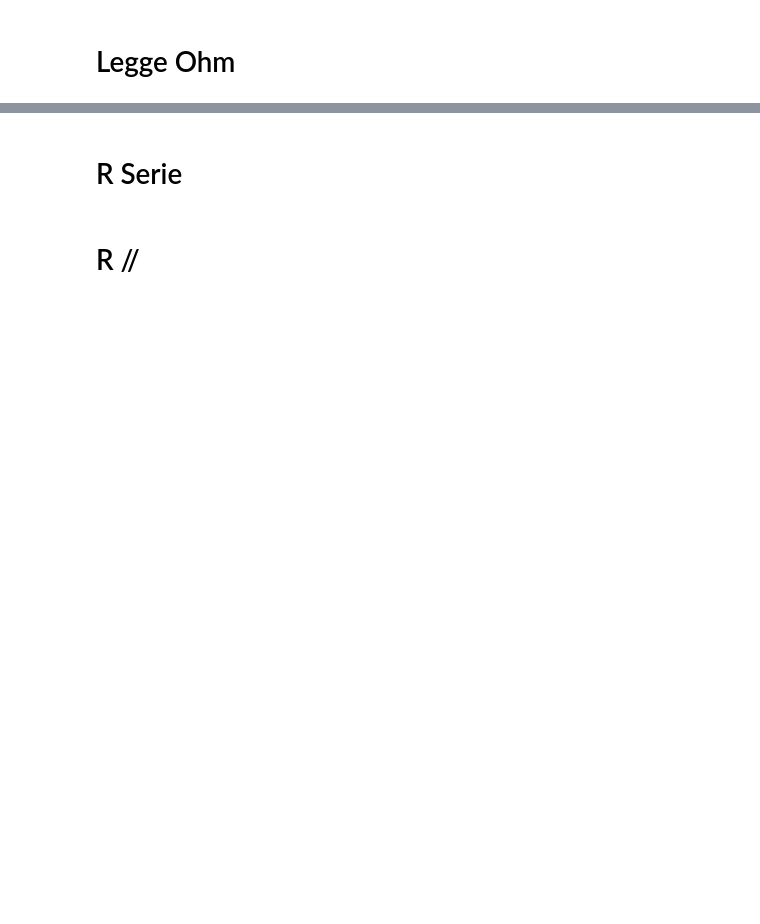
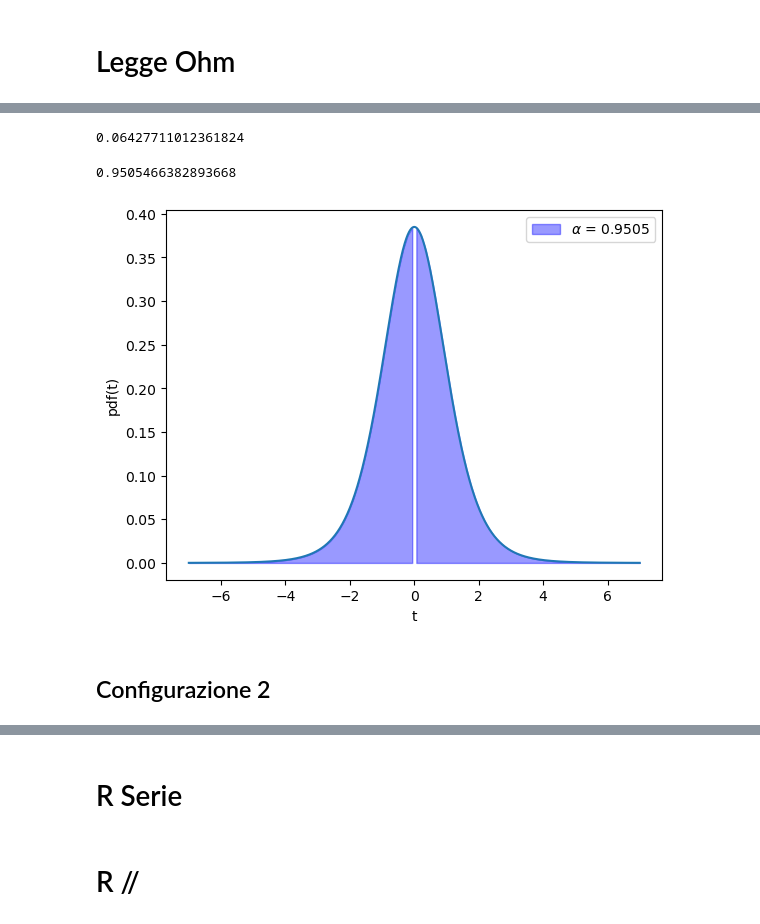
Before and after one commit to Yedi278/Lab2, a Jupyter notebook: Circuiti_1/note.ipynb, the cells around one changed output, grey strips where cells are left out. Cells and saved outputs as stored; diff of their text form; code cells hidden in the pictures; blank space fills up the shorter version.

```diff
--- a/Circuiti_1/note.ipynb
+++ b/Circuiti_1/note.ipynb
@@ -141,0 +158,3 @@ dict_keys(['Rv', 'Ra', 'Ohm'])
+# %%
+def ohm_law(V, R):
+  return V/R
@@ -144,2 +224,5 @@ dict_keys(['Rv', 'Ra', 'Ohm'])
 # %% [markdown]
 # Legge Ohm
+# %%
+Ohm = df['Ohm']
+print(Ohm.keys())
@@ -145,0 +235,5 @@ dict_keys(['Rv', 'Ra', 'Ohm'])
+# %%
+c = LeastSquares(Ohm['V 1'], Ohm['Ι [μA] 1']*1e-6, 1e-6, ohm_law)
+m = Minuit(c, R=2)
+m.migrad()
+m.hesse()
@@ -145,0 +251,10 @@ dict_keys(['Rv', 'Ra', 'Ohm'])
+# %%
+t = abs(m.values['R']-150e3)/np.sqrt((m.errors['R']**2)/7 + (7.5e3)**2)
+print(t)
+t_test(t, 7)
+# %% [output]
+0.06427711012361824
+0.9505466382893668
+[figure, added]
+# %% [markdown]
+## Configurazione 2
```
Also changed, not shown: parts of 17 cells of this notebook.
